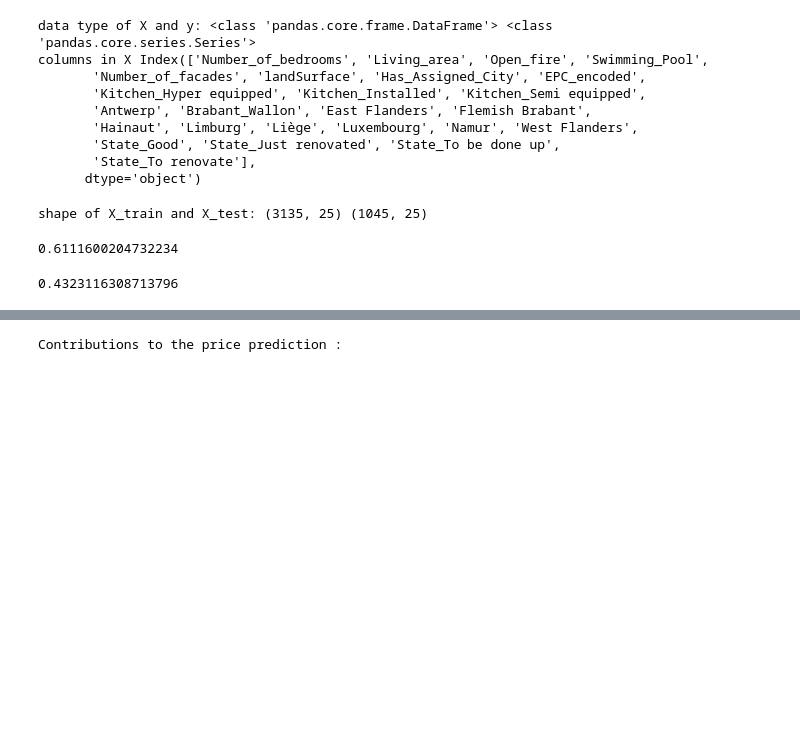
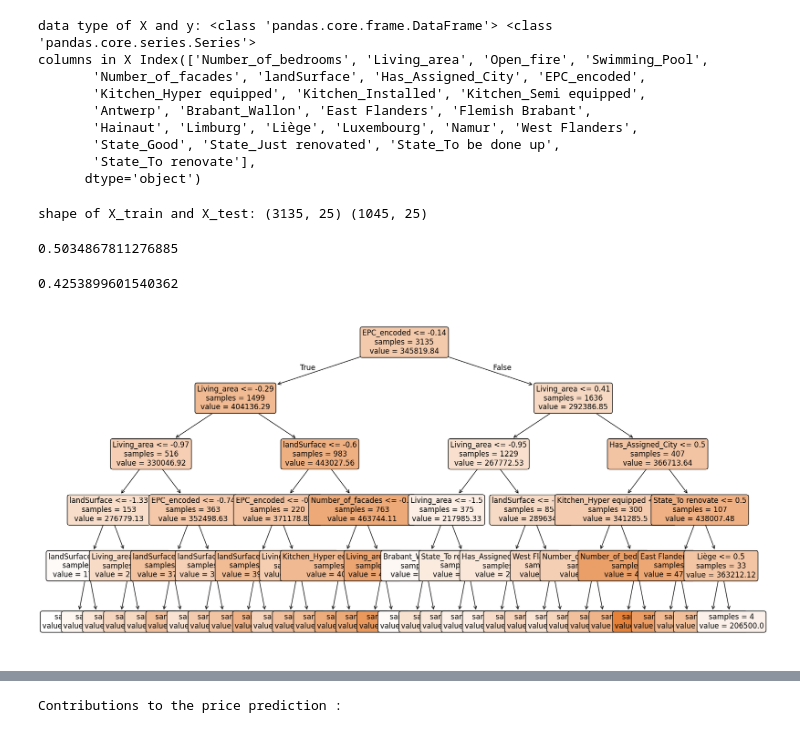
Before and after one commit to Pe789/immo-eliza-ml, a Jupyter notebook: ML DT.ipynb, the cells around one changed output, grey strips where cells are left out. Cells and saved outputs as stored; diff of their text form; code cells hidden in the pictures; blank space fills up the shorter version.

```diff
--- a/ML DT.ipynb
+++ b/ML DT.ipynb
@@ -111,14 +114,23 @@ X_train_st[columns] = standard_scaler.fit_transform(X_train[columns])
 X_test_st[columns]= standard_scaler.transform(X_test[columns])
 # %%
 ### train linear regression model and show score ###
-reg = DecisionTreeRegressor(random_state=0, max_depth=7)
+reg = DecisionTreeRegressor(random_state=0, max_depth=5)
 reg.fit(X_train_st, y_train)
 reg.score(X_train_st, y_train)
 # %% [output]
-0.6111600204732234
+0.5034867811276885
 # %%
 ### test the model ###
 y_pred = reg.predict(X_test_st)
 reg.score(X_test_st,y_test)
 # %% [output]
-0.4323116308713796
+0.4253899601540362
+# %%
+# Visualize the decision tree with sklearn
+plt.figure(figsize=(20, 10))
+tree.plot_tree(reg, feature_names=X.columns, filled=True,
+               impurity=False, rounded=True, precision=2, fontsize=12)
+
+plt.show()
+# %% [output]
+[figure, added]
```
Also changed, not shown: parts of 3 cells of this notebook, 9 other files.
